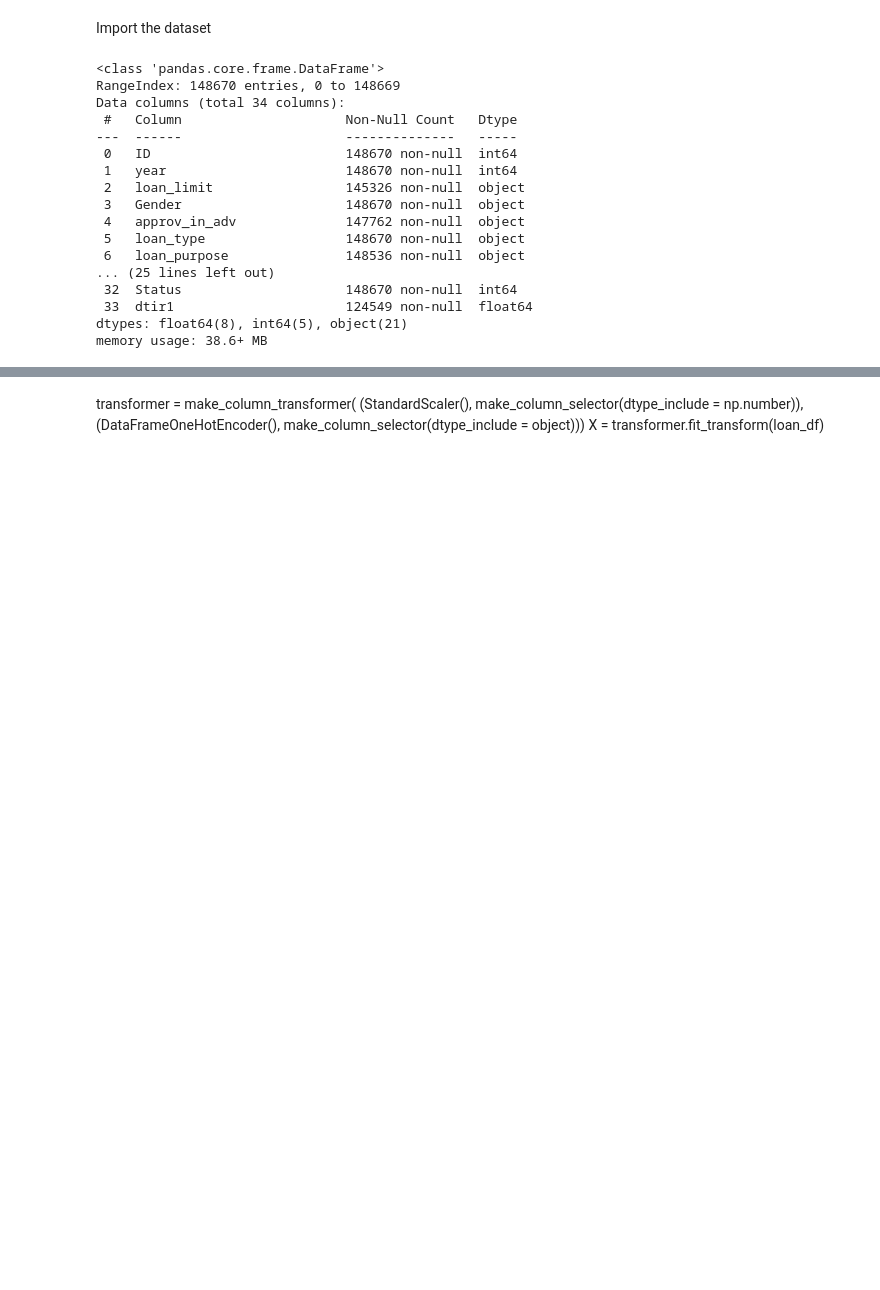
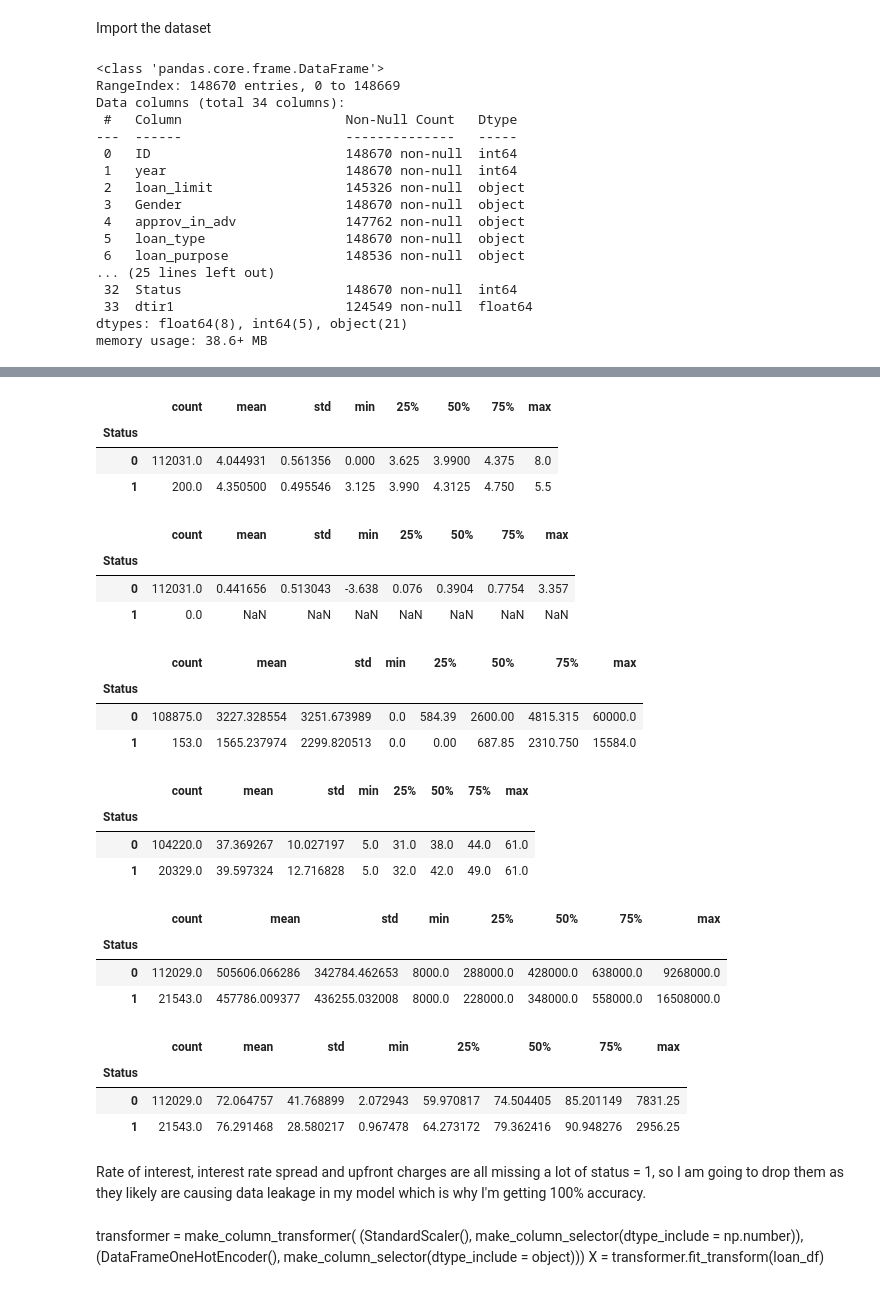
Before and after one commit to kaylawilding/LoanDefault, a Jupyter notebook: loan_default.ipynb, the cells around one changed output, grey strips where cells are left out. Saved outputs shown, nothing was run; the diff lists cells and outputs as text; code cells hidden in the pictures; blank space fills up the shorter version.

```diff
--- a/loan_default.ipynb
+++ b/loan_default.ipynb
@@ -39,2 +48,46 @@ memory usage: 38.6+ MB
+# %%
+loan_df.groupby('Status')['rate_of_interest'].describe()
+# %% [output]
+|  | count | mean | std | min | 25% | 50% | 75% | max |
+| Status |  |  |  |  |  |  |  |  |
+| 0 | 112031.0 | 4.044931 | 0.561356 | 0.000 | 3.625 | 3.9900 | 4.375 | 8.0 |
+| 1 | 200.0 | 4.350500 | 0.495546 | 3.125 | 3.990 | 4.3125 | 4.750 | 5.5 |
+# %%
+loan_df.groupby('Status')['Interest_rate_spread'].describe()
+# %% [output]
+|  | count | mean | std | min | 25% | 50% | 75% | max |
+| Status |  |  |  |  |  |  |  |  |
+| 0 | 112031.0 | 0.441656 | 0.513043 | -3.638 | 0.076 | 0.3904 | 0.7754 | 3.357 |
+| 1 | 0.0 | NaN | NaN | NaN | NaN | NaN | NaN | NaN |
+# %%
+loan_df.groupby('Status')['Upfront_charges'].describe()
+# %% [output]
+|  | count | mean | std | min | 25% | 50% | 75% | max |
+| Status |  |  |  |  |  |  |  |  |
+| 0 | 108875.0 | 3227.328554 | 3251.673989 | 0.0 | 584.39 | 2600.00 | 4815.315 | 60000.0 |
+| 1 | 153.0 | 1565.237974 | 2299.820513 | 0.0 | 0.00 | 687.85 | 2310.750 | 15584.0 |
+# %%
+loan_df.groupby('Status')['dtir1'].describe()
+# %% [output]
+|  | count | mean | std | min | 25% | 50% | 75% | max |
+| Status |  |  |  |  |  |  |  |  |
+| 0 | 104220.0 | 37.369267 | 10.027197 | 5.0 | 31.0 | 38.0 | 44.0 | 61.0 |
+| 1 | 20329.0 | 39.597324 | 12.716828 | 5.0 | 32.0 | 42.0 | 49.0 | 61.0 |
+# %%
+loan_df.groupby('Status')['property_value'].describe()
+# %% [output]
+|  | count | mean | std | min | 25% | 50% | 75% | max |
+| Status |  |  |  |  |  |  |  |  |
+| 0 | 112029.0 | 505606.066286 | 342784.462653 | 8000.0 | 288000.0 | 428000.0 | 638000.0 | 9268000.0 |
+| 1 | 21543.0 | 457786.009377 | 436255.032008 | 8000.0 | 228000.0 | 348000.0 | 558000.0 | 16508000.0 |
+# %%
+loan_df.groupby('Status')['LTV'].describe()
+# %% [output]
+|  | count | mean | std | min | 25% | 50% | 75% | max |
+| Status |  |  |  |  |  |  |  |  |
+| 0 | 112029.0 | 72.064757 | 41.768899 | 2.072943 | 59.970817 | 74.504405 | 85.201149 | 7831.25 |
+| 1 | 21543.0 | 76.291468 | 28.580217 | 0.967478 | 64.273172 | 79.362416 | 90.948276 | 2956.25 |
+# %% [markdown]
+Rate of interest, interest rate spread and upfront charges are all missing a lot of status = 1, so I am going to drop them as they likely are causing data leakage in my model which is why I'm getting 100% accuracy.
 # %%
 y = loan_df['Status']
```
Also changed, not shown: parts of 14 cells of this notebook.
